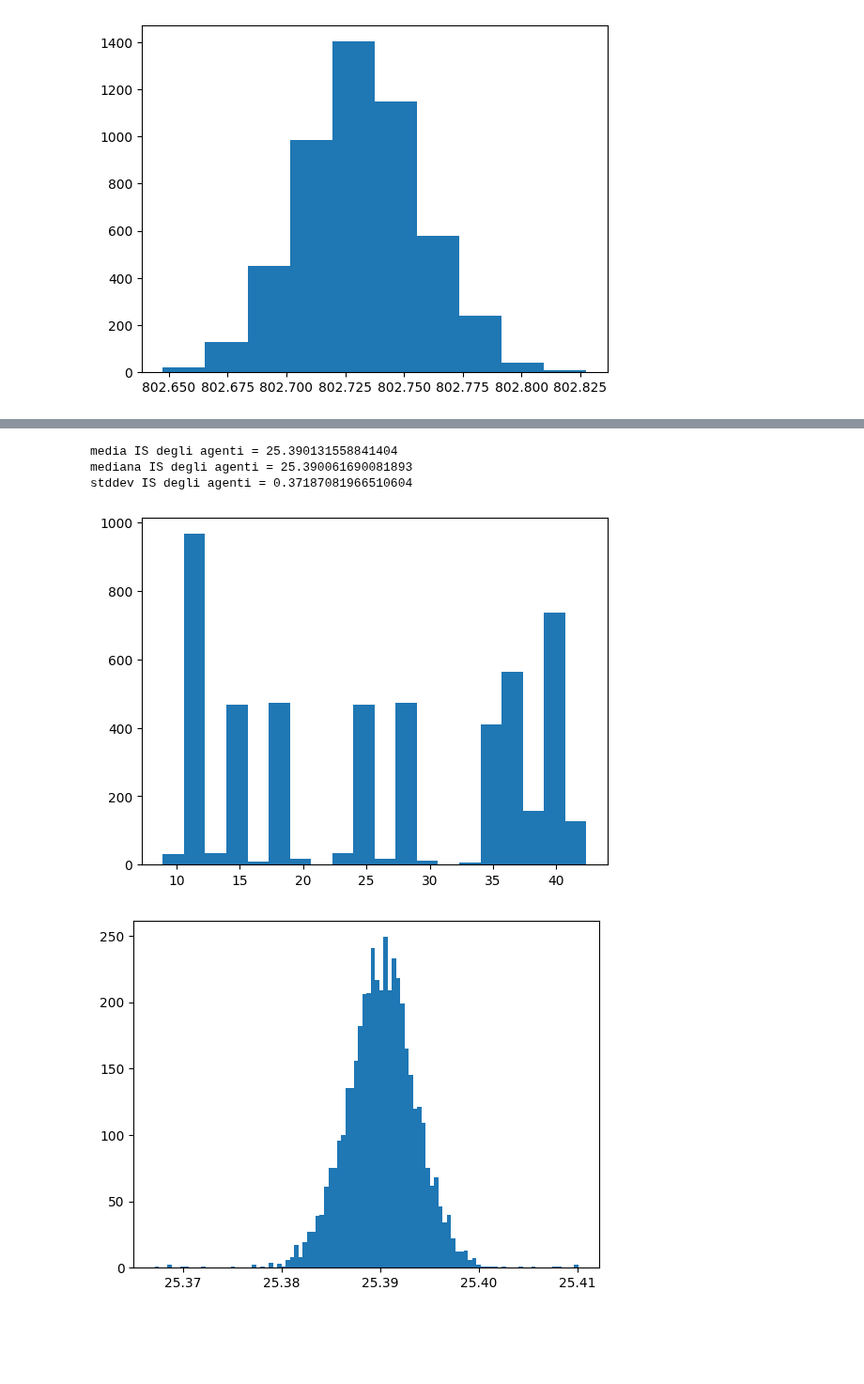
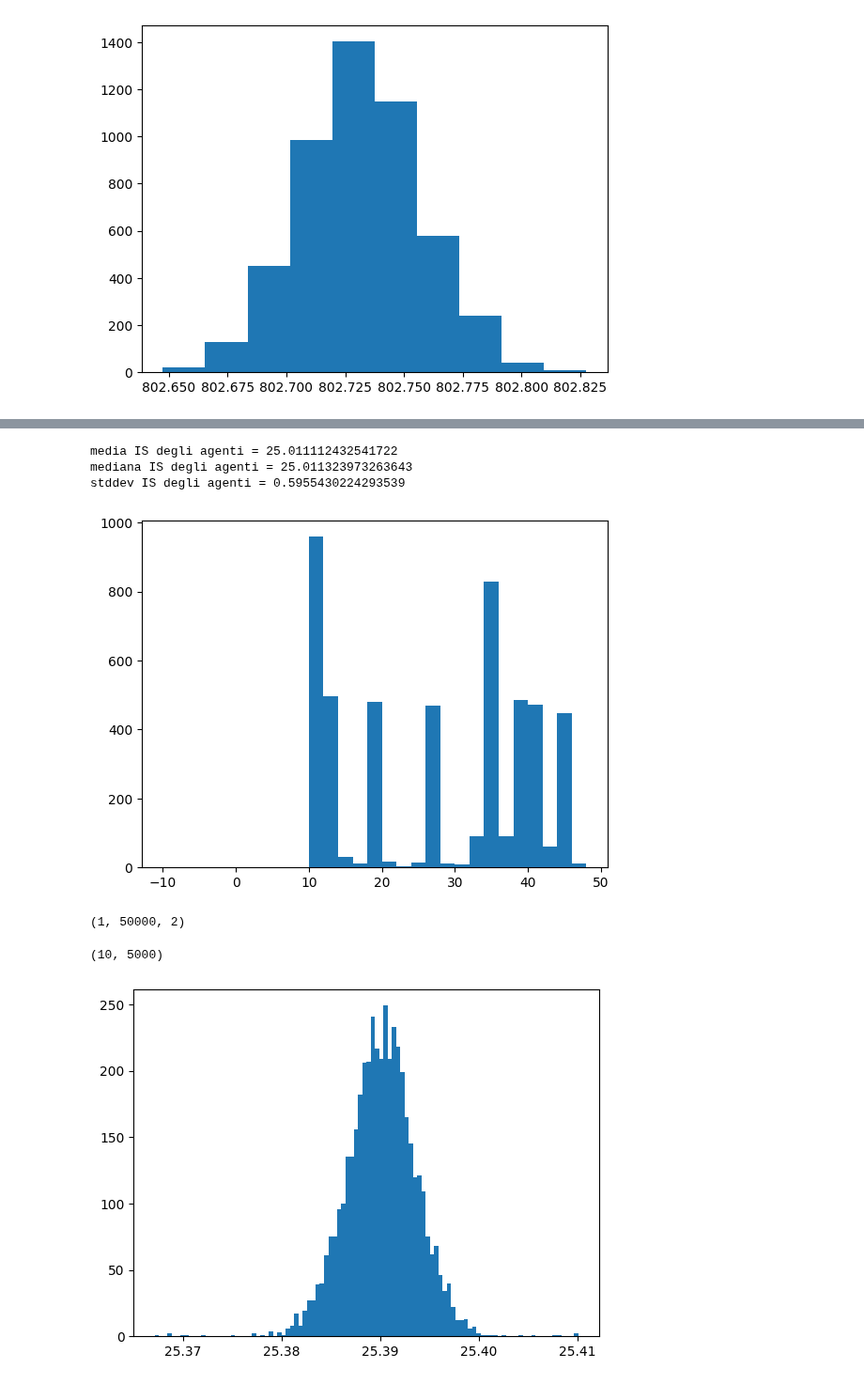
Before and after one commit to macrandrea/Multi-agent-RL-optimal-execution, a Jupyter notebook: ANALISI_MULTI_AGENTE_for_scratches.ipynb, the cells around one changed output, grey strips where cells are left out. Shown at 94% size. Saved outputs shown, nothing was run; the diff lists cells and outputs as text; code cells hidden in the pictures; blank space fills up the shorter version.

```diff
--- a/ANALISI_MULTI_AGENTE_for_scratches.ipynb
+++ b/ANALISI_MULTI_AGENTE_for_scratches.ipynb
@@ -357,31 +357,39 @@ for i in range(dati.reshape(-1,10).shape[0]):
     at.append(dati[i]* azioni - 0.002 * azioni**2)
 # %%
 '''Implementation Shortfalls'''
-dati =  dict(np.load('C:/Users/macri/Desktop/ennesima/dati.npz', allow_pickle=True)) # non unc
-azioni =  dict(np.load('C:/Users/macri/Desktop/ennesima/azioni.npz', allow_pickle=True))
+dati =    (np.load('C:/Users/macri/Desktop/ennesima/dati_tot.npy', allow_pickle=True)) # non unc
+azioni =  (np.load('C:/Users/macri/Desktop/ennesima/azioni_tot.npy', allow_pickle=True))
 
-dati = dati['arr_0'][:,0]
-azioni1 = azioni['arr_0'][0]#.mean(axis=1)
-azioni2 = azioni['arr_0'][1]#.mean(axis=1)
+dati = dati[0][:,0]
+azioni1 = azioni[0][0]#.mean(axis=1)
+azioni2 = azioni[0][1]#.mean(axis=1)
 azioni = (azioni1 + azioni2)
 iss = []
 
 for i in range(dati.reshape(-1,T).shape[0]):
     iss.append((dati.reshape(-1,T)[i])* azioni[:,i] - 0.002 * azioni[:,i]**2)
 
 agents = np.sum((np.asarray(iss)),axis=1)
 agents_std = np.sum((np.asarray(iss)),axis=1).std()
 print('media IS degli agenti =',  2000-remove_outliers(agents).mean())
 print('mediana IS degli agenti =',2000-np.median(agents))
 print('stddev IS degli agenti =',agents_std)
 
 rewards = 2000-(dati * azioni.flatten() - 0.002 * azioni.flatten()**2).reshape(T,-1).sum(axis=0)
-plt.hist(remove_outliers(rewards), bins=20);
+plt.hist(remove_outliers(rewards), bins=np.arange(-10, 50, 2));
 # %% [output]
-media IS degli agenti = 25.390131558841404
-mediana IS degli agenti = 25.390061690081893
-stddev IS degli agenti = 0.37187081966510604
+media IS degli agenti = 25.011112432541722
+mediana IS degli agenti = 25.011323973263643
+stddev IS degli agenti = 0.5955430224293539
-[figure, old version]
+[figure, new version]
+# %%
+dati.shape
+# %% [output]
+(1, 50000, 2)
+# %%
+azioni[0][0].shape
+# %% [output]
+(10, 5000)
 # %%
 plt.hist(2000-remove_outliers(agents), bins=100);
 # %% [output]
```
Also changed, not shown: parts of 14 cells of this notebook, 1 other file.
